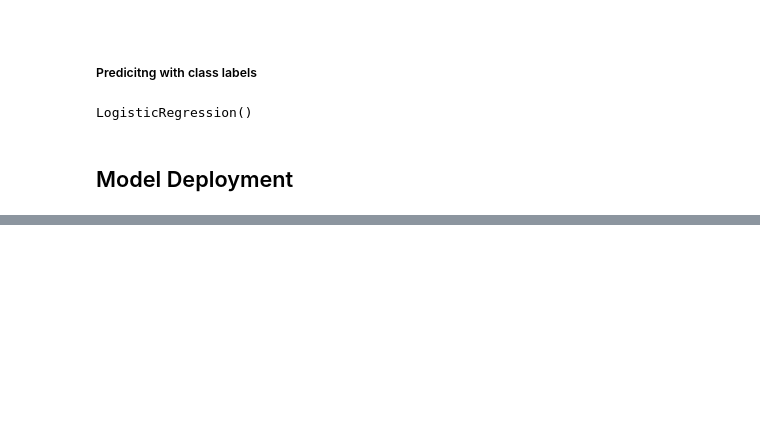
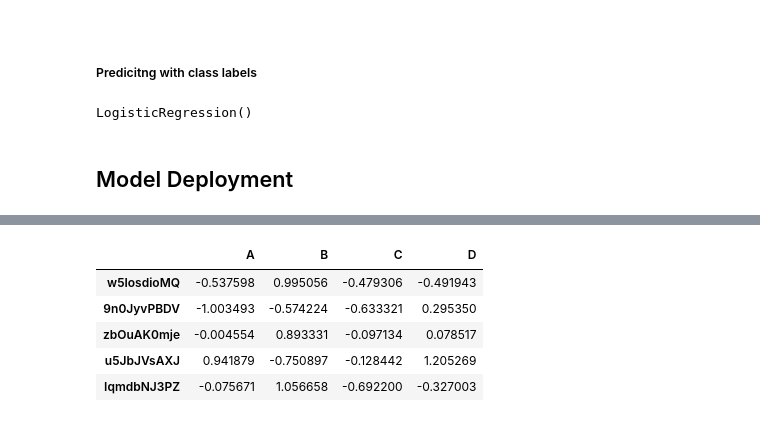
Before and after one commit to zach-hanly/nyt_predicting_shared_articles, a Jupyter notebook: modeling.ipynb, the cells around one changed output, grey strips where cells are left out. Cells and saved outputs as stored; diff of their text form; code cells hidden in the pictures; blank space fills up the shorter version.

```diff
--- a/modeling.ipynb
+++ b/modeling.ipynb
@@ -936,0 +933,11 @@ def save_predictions(prediction_day, proba_top_20, class_top_20):
+# %%
+from pandas import util
+df_test= util.testing.makeDataFrame()
+df_test.head()
+# %% [output]
+|  | A | B | C | D |
+| w5IosdioMQ | -0.537598 | 0.995056 | -0.479306 | -0.491943 |
+| 9n0JyvPBDV | -1.003493 | -0.574224 | -0.633321 | 0.295350 |
+| zbOuAK0mje | -0.004554 | 0.893331 | -0.097134 | 0.078517 |
+| u5JbJVsAXJ | 0.941879 | -0.750897 | -0.128442 | 1.205269 |
+| IqmdbNJ3PZ | -0.075671 | 1.056658 | -0.692200 | -0.327003 |
```
Also changed, not shown: parts of 79 cells of this notebook, 4 other files.
